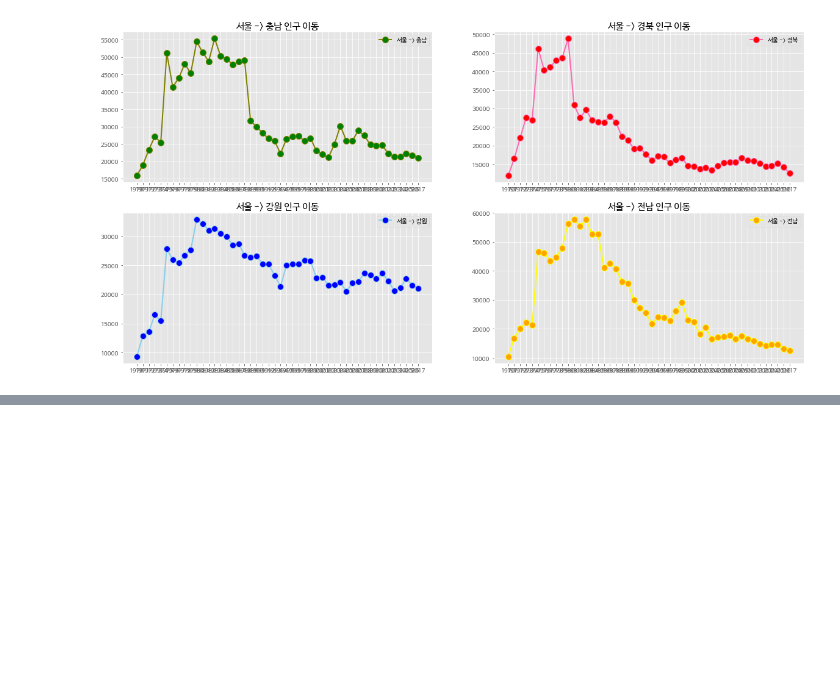
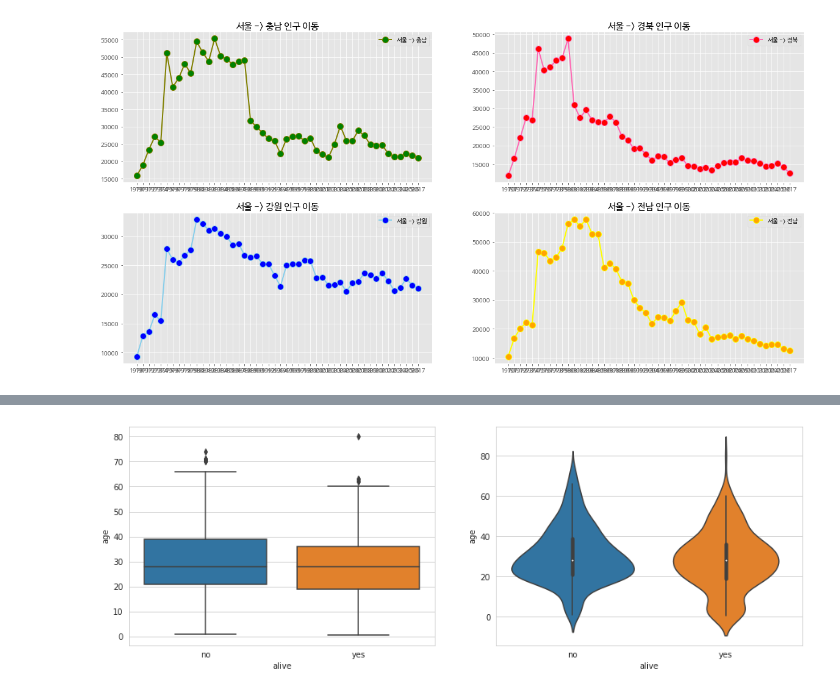
Before and after one commit to ldhml/Bigdata, a Jupyter notebook: bigdata.ipynb, the cells around one changed output, grey strips where cells are left out. Cells and saved outputs as stored; diff of their text form; code cells hidden in the pictures; blank space fills up the shorter version.

```diff
--- a/bigdata.ipynb
+++ b/bigdata.ipynb
@@ -1825,0 +1897,20 @@ plt.show()
+# %%
+import matplotlib.pyplot as plt
+import seaborn as sns
+
+titanic=sns.load_dataset('titanic')
+
+sns.set_style('whitegrid')
+
+#그래프 객체 생성(figure에 4개의 서브 프롯을 생성)
+fig=plt.figure(figsize=(15,5))
+ax1=fig.add_subplot(1,2,1)
+ax2=fig.add_subplot(1,2,2)
+
+sns.boxplot(x='alive',y='age',data=titanic,ax=ax1)
+
+sns.violinplot(x='alive',y='age',data=titanic,ax=ax2)
+
+plt.show()
+# %% [output]
+[figure, added]
```
Also changed, not shown: parts of 5 cells of this notebook.
